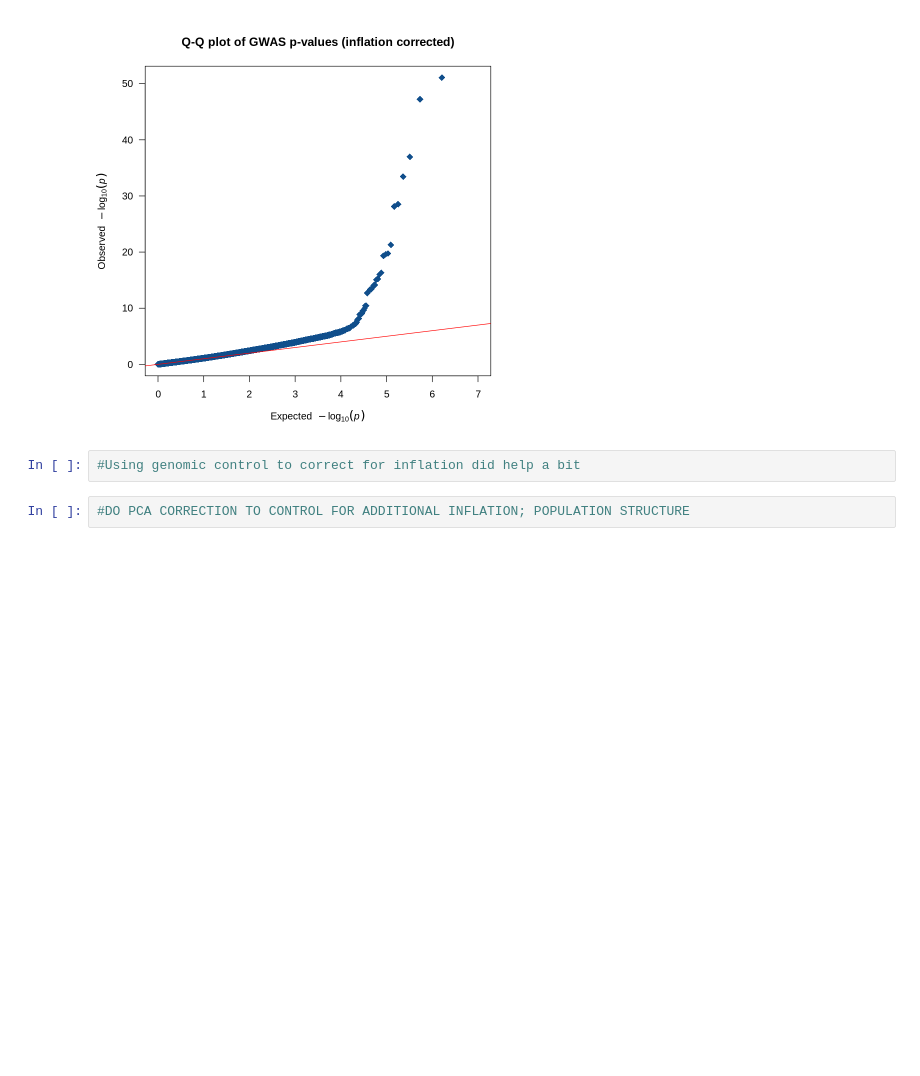
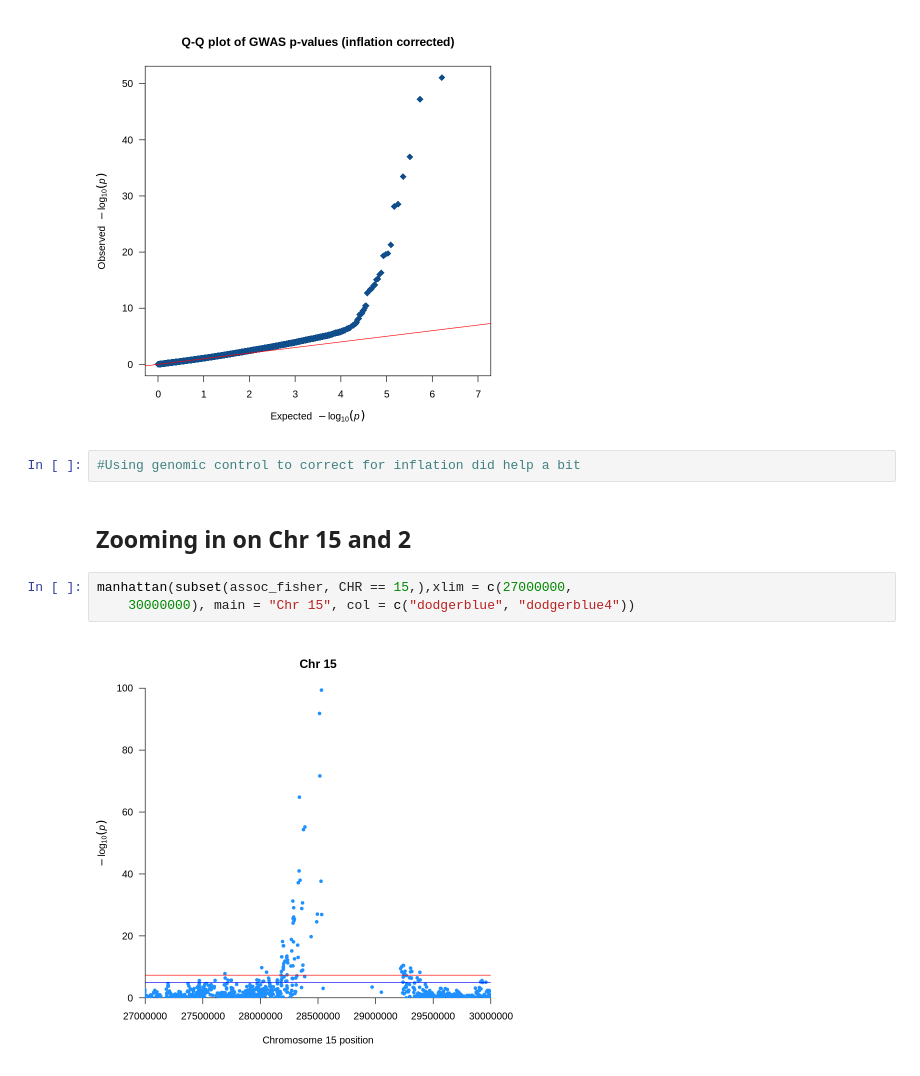
Before and after one commit to rimyjen/popgen-GWAS, a Jupyter notebook: gwas_eyecolor_rikke.ipynb, the cells around one changed output. Drawn from its saved outputs; the diff is of its cells as text; blank space fills up the shorter version.

```diff
--- a/gwas_eyecolor_rikke.ipynb
+++ b/gwas_eyecolor_rikke.ipynb
@@ -447,5 +436,10 @@ qq(assoc_fisher$corrected_p, main = "Q-Q plot of GWAS p-values (inflation correc
 [figure]
 # %%
 #Using genomic control to correct for inflation did help a bit
-# %%
-#DO PCA CORRECTION TO CONTROL FOR ADDITIONAL INFLATION; POPULATION STRUCTURE
+# %% [markdown]
+## Zooming in on Chr 15 and 2
+# %%
+manhattan(subset(assoc_fisher, CHR == 15,),xlim = c(27000000,
+    30000000), main = "Chr 15", col = c("dodgerblue", "dodgerblue4"))
+# %% [output]
+[figure, added]
```
Also changed, not shown: parts of 26 cells of this notebook.
